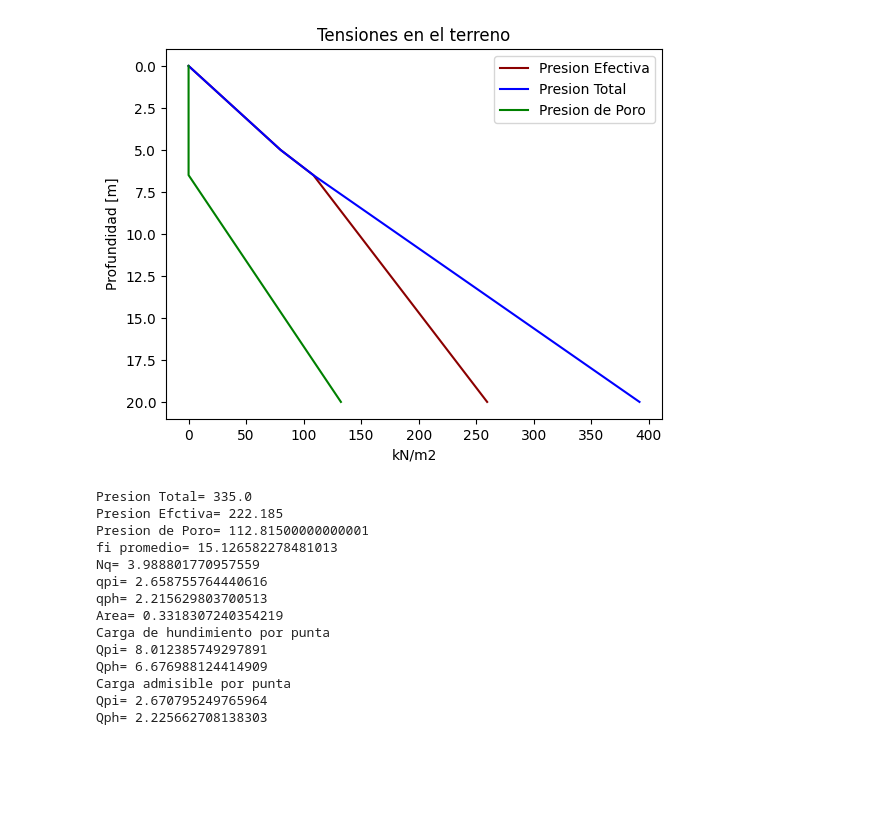
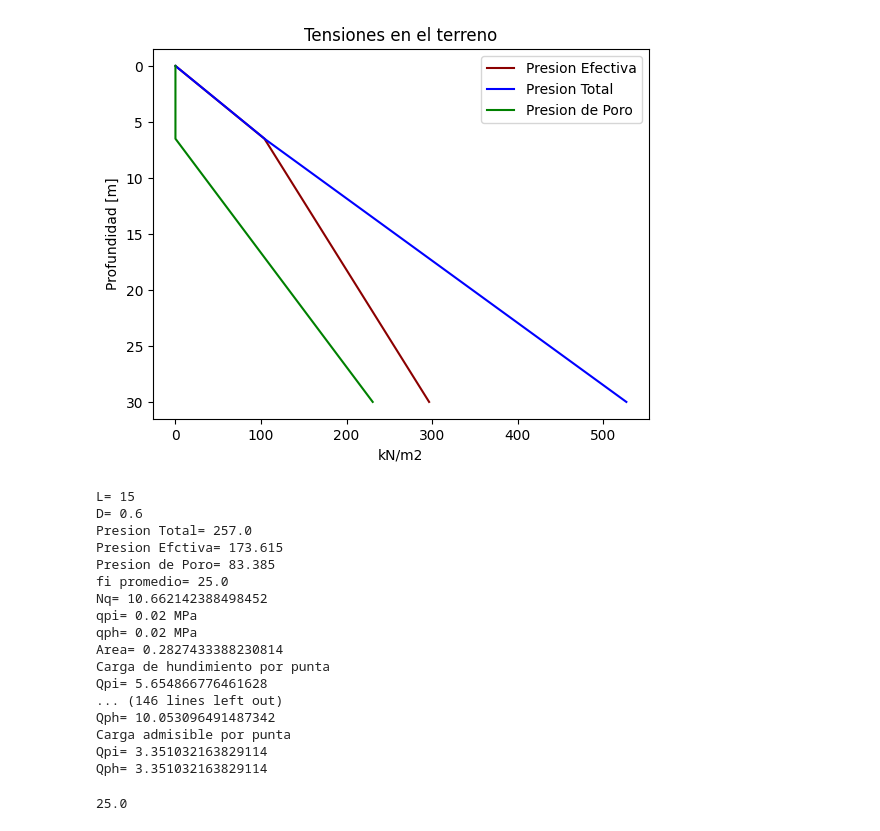
Before and after one commit to me1lopig/CalculoPilotes, a Jupyter notebook: captura_datos.ipynb, the cells around one changed output. Drawn from its saved outputs; the diff is of its cells as text; code cells hidden in the pictures; blank space fills up the shorter version.

```diff
--- a/captura_datos.ipynb
+++ b/captura_datos.ipynb
@@ -8,47 +8,37 @@ import funcionesCalculo as ft # libreria de funciones auxiliares y de cálculo
 
 # importacion de datos del terreno del archivo datos_terreno.xlsx
 espesor,cotas,az,nivel_freatico,pe_seco,pe_saturado,cu,cohesion,fi,tipo_datos=ft.datos_terreno()
-# %%
-valor_z=np.arange(0,max(cotas)+0.10,0.10)
-presionEfectiva=[]
-presionTotal=[]
-presionPoro=[]
-
-for z in valor_z:
-    pe_sat=pe_saturado[ft.parametro_terreno(cotas,z)]
-    pe_ap=pe_seco[ft.parametro_terreno(cotas,z)]
-    presion=ft.presion_total(cotas,nivel_freatico,pe_saturado,pe_seco,z)
-    u_z=ft.n_freatico(nivel_freatico,z)*9.81
-    presion_efectiva=presion-u_z
-
-    presionEfectiva.append(presion_efectiva)
-    presionTotal.append(presion)
-    presionPoro.append(u_z)
-    #print(z,presion,presion_efectiva,u_z)
-
-presionE = (presionEfectiva, valor_z, 'darkred', 'Presion Efectiva')
-presionT = (presionTotal, valor_z, 'blue', 'Presion Total')
-presionP = (presionPoro, valor_z, 'green', 'Presion de Poro')
-
-# todas las tensiones
-lista_datos = [presionE, presionT, presionP]
-ft.grafico_grupo(lista_datos, "Tensiones en el terreno",'kN/m2')
-# %% [output]
-[figure, removed]
+# %%
+ft.grafica_tensiones(cotas,pe_seco,pe_saturado,nivel_freatico)
+# %% [output]
+[figure, added]
 # %%
-ft.qp_CTEgr(cotas,nivel_freatico,pe_saturado,pe_seco,fi,0.65,18)
+for L in np.arange(15,17):
+    print('L=',L)
+    for D in np.arange(0.600,0.800,0.05):
+        print('D=',D)
+        ft.qp_CTEgr(cotas,nivel_freatico,pe_saturado,pe_seco,fi,D,L)
+        print()
+    print()
 # %% [output]
-Presion Total= 335.0
-Presion Efctiva= 222.185
-Presion de Poro= 112.81500000000001
-fi promedio= 15.126582278481013
-Nq= 3.988801770957559
-qpi= 2.658755764440616
-qph= 2.215629803700513
-Area= 0.3318307240354219
+L= 15
+D= 0.6
+Presion Total= 257.0
+Presion Efctiva= 173.615
+Presion de Poro= 83.385
+fi promedio= 25.0
+Nq= 10.662142388498452
+qpi= 0.02 MPa
+qph= 0.02 MPa
+Area= 0.2827433388230814
 Carga de hundimiento por punta
-Qpi= 8.012385749297891
-Qph= 6.676988124414909
+Qpi= 5.654866776461628
+... (146 lines left out)
+Qph= 10.053096491487342
 Carga admisible por punta
-Qpi= 2.670795249765964
-Qph= 2.225662708138303
+Qpi= 3.351032163829114
+Qph= 3.351032163829114
+# %%
+ft.promedioPunta(0.65,15,cotas,fi)
+# %% [output]
+25.0
```
Also changed, not shown: 8 other files.
